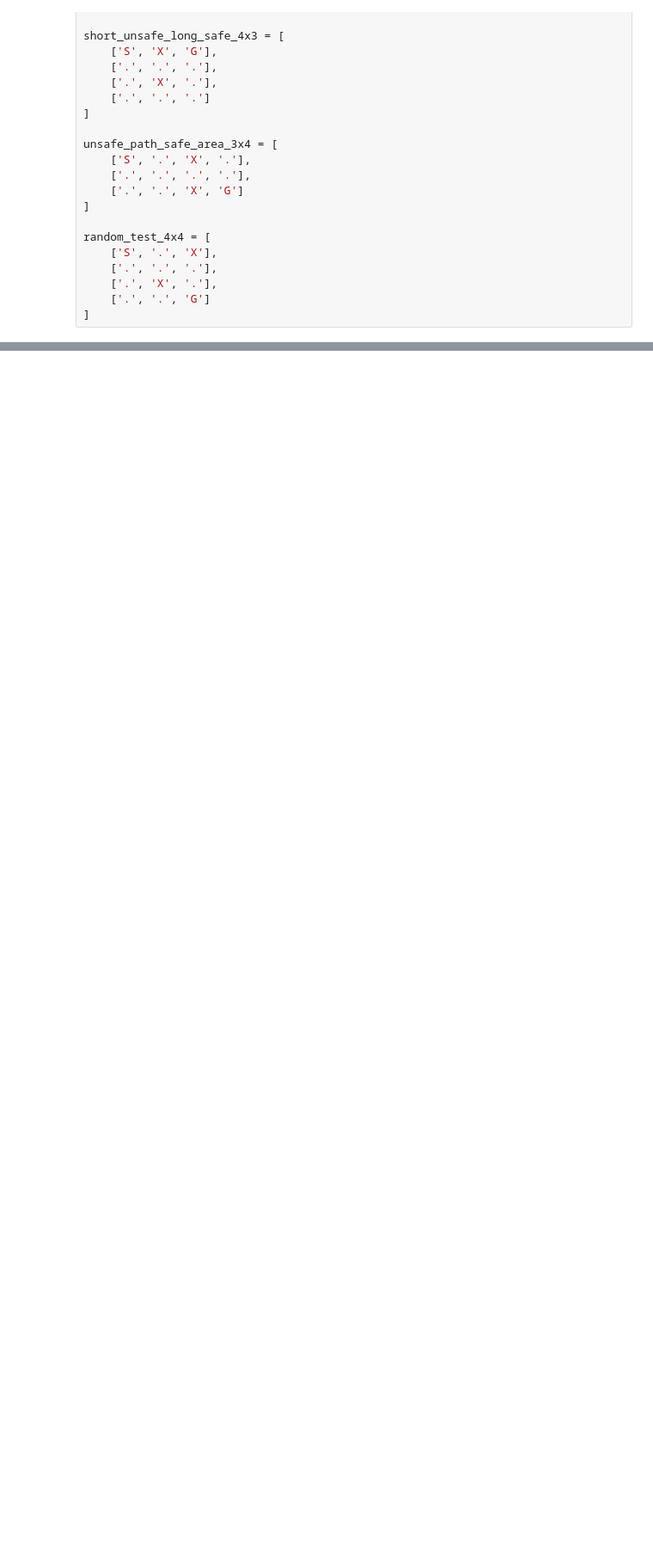
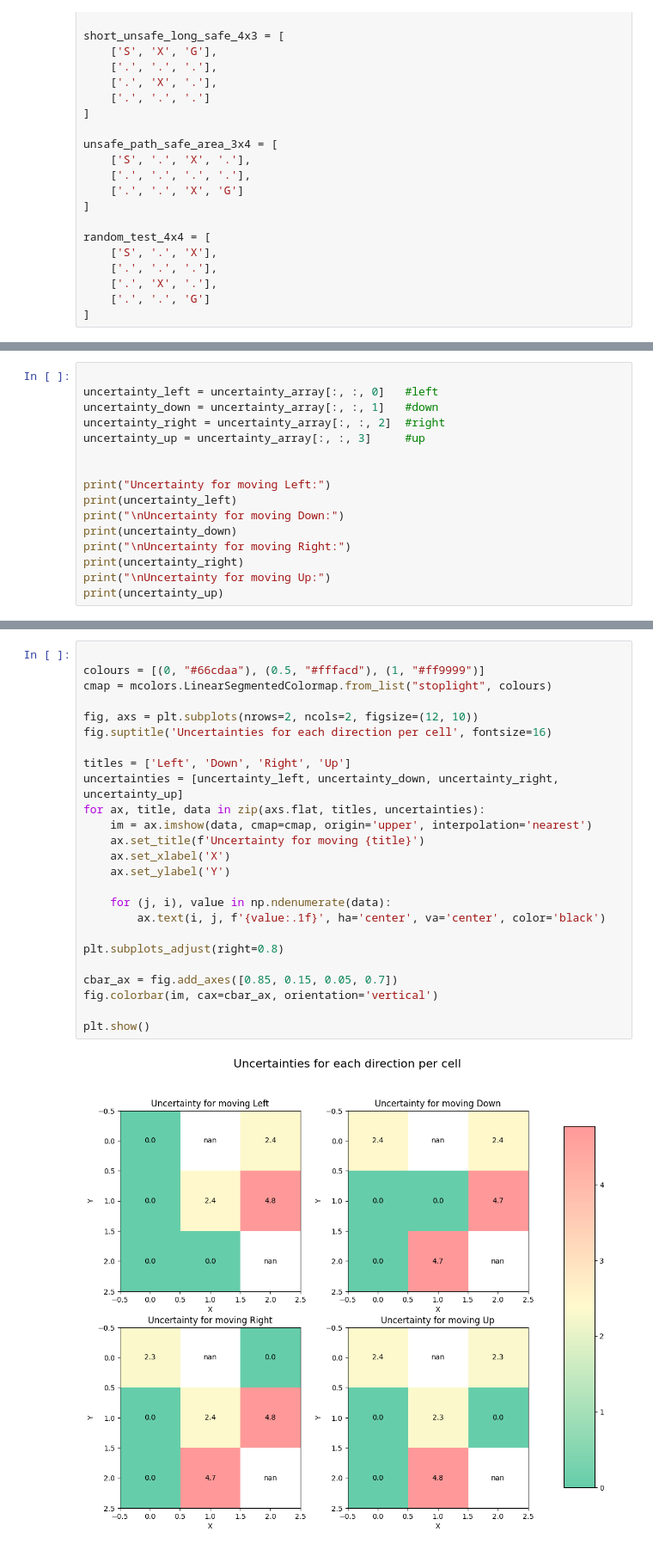
Before and after one commit to filipxg/When-To-Explore-and-When-to-Stop, a Jupyter notebook: frozenlake.ipynb, the cells around one changed output, grey strips where cells are left out. Shown at 86% size. Cells and saved outputs as stored; diff of their text form; blank space fills up the shorter version.

Commit message:
figuring out aleatoric uncertainty

```diff
--- a/frozenlake.ipynb
+++ b/frozenlake.ipynb
@@ -764,0 +817,16 @@ Episode: 2005, Total Steps: 30373, Raw Reward: -5.00
+# %%
+
+uncertainty_left = uncertainty_array[:, :, 0]   #left
+uncertainty_down = uncertainty_array[:, :, 1]   #down
+uncertainty_right = uncertainty_array[:, :, 2]  #right
+uncertainty_up = uncertainty_array[:, :, 3]     #up
+
+
+print("Uncertainty for moving Left:")
+print(uncertainty_left)
+print("\nUncertainty for moving Down:")
+print(uncertainty_down)
+print("\nUncertainty for moving Right:")
+print(uncertainty_right)
+print("\nUncertainty for moving Up:")
+print(uncertainty_up)
@@ -764,0 +853,27 @@ Episode: 2005, Total Steps: 30373, Raw Reward: -5.00
+# %%
+
+colours = [(0, "#66cdaa"), (0.5, "#fffacd"), (1, "#ff9999")]
+cmap = mcolors.LinearSegmentedColormap.from_list("stoplight", colours)
+
+fig, axs = plt.subplots(nrows=2, ncols=2, figsize=(12, 10))
+fig.suptitle('Uncertainties for each direction per cell', fontsize=16)
+
+titles = ['Left', 'Down', 'Right', 'Up']
+uncertainties = [uncertainty_left, uncertainty_down, uncertainty_right, uncertainty_up]
+for ax, title, data in zip(axs.flat, titles, uncertainties):
+    im = ax.imshow(data, cmap=cmap, origin='upper', interpolation='nearest')
+    ax.set_title(f'Uncertainty for moving {title}')
+    ax.set_xlabel('X')
+    ax.set_ylabel('Y')
+
+    for (j, i), value in np.ndenumerate(data):
+        ax.text(i, j, f'{value:.1f}', ha='center', va='center', color='black')
+
+plt.subplots_adjust(right=0.8)
+
+cbar_ax = fig.add_axes([0.85, 0.15, 0.05, 0.7])
+fig.colorbar(im, cax=cbar_ax, orientation='vertical')
+
+plt.show()
+# %% [output]
+[figure, added]
```
Also changed, not shown: parts of 10 cells of this notebook, 8 other files.
